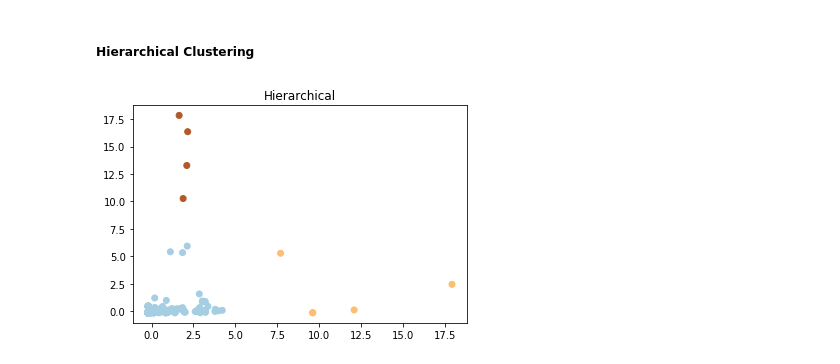
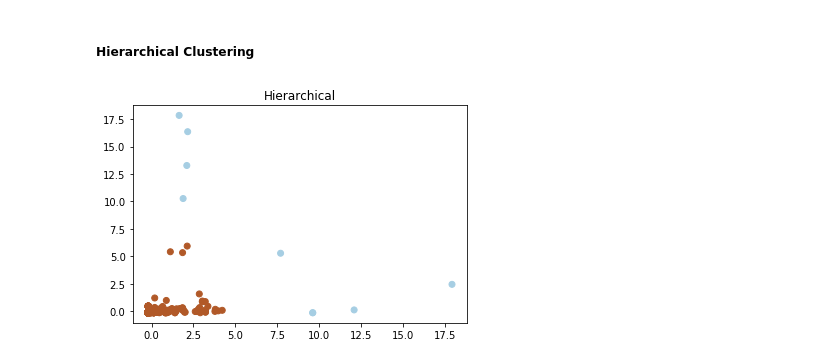
Before and after one commit to SaqlainHussainShah/implementation-of-sdi, a Jupyter notebook: Clustering.ipynb, the cells around one changed output. Cells and saved outputs as stored; diff of their text form; code cells hidden in the pictures.

```diff
--- a/Clustering.ipynb
+++ b/Clustering.ipynb
@@ -196,6 +202,6 @@ def hier(X, n_clusters):
     plt.scatter(X[:,0], X[:,1],c=y_pred, cmap='Paired')
     plt.title("Hierarchical")
 # %%
-hier(X,n_clusters=3)
+hier(X,n_clusters=2)
 # %% [output]
-[figure, old version]
+[figure, new version]
```
Also changed, not shown: parts of 5 cells of this notebook.
